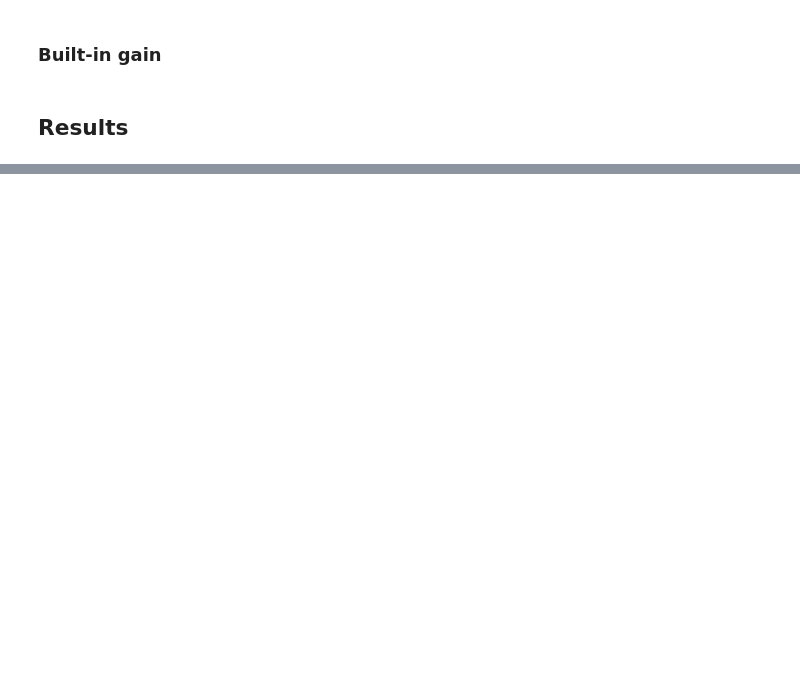
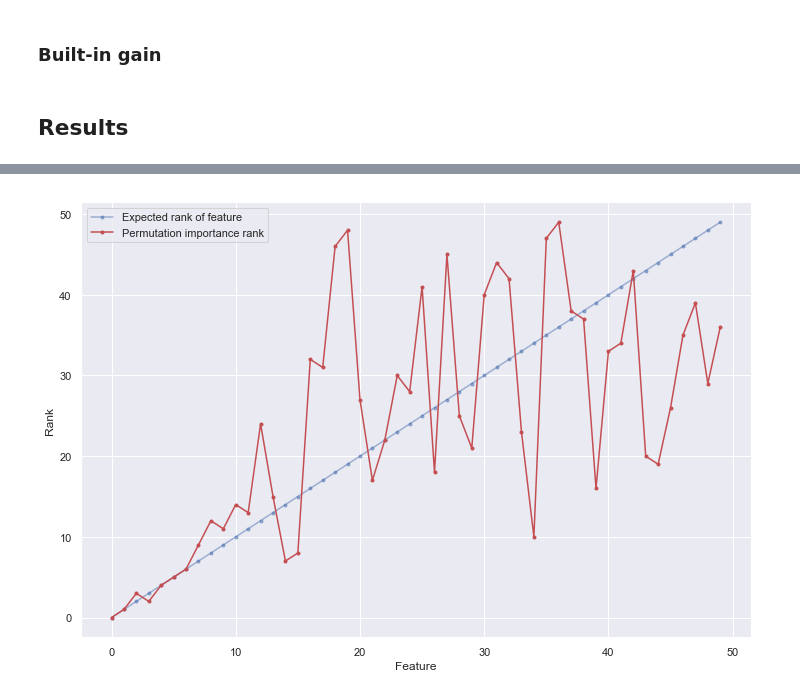
Before and after one commit to DenisVorotyntsev/StopPermutingFeatures, a Jupyter notebook: notebooks/0-experiment-illustration.ipynb, the cells around one changed output, grey strips where cells are left out. Drawn from its saved outputs; the diff is of its cells as text; code cells hidden in the pictures; blank space fills up the shorter version.

```diff
--- a/notebooks/0-experiment-illustration.ipynb
+++ b/notebooks/0-experiment-illustration.ipynb
@@ -129,7 +135,7 @@ model, score, importances, importance_ranks = calculate_permutation_importance(
     LGBMModel(objective=OBJECTIVE, n_estimators=100, learning_rate=0.01, random_state=42),
     data, y,
     scoring_function=METRIC,
-    n_repeats=3,
+    n_repeats=5,
 )
 permutation_ranks_corr = spearmanr(expected_ranks, importance_ranks)[0]
 # %% [markdown]
@@ -158,6 +172,7 @@ print(f"LGB gain spearman corr: {gain_ranks_corr:.4f}")
 res = pd.DataFrame({})
 res["weight"] = weights
 res["expected_rank"] = expected_ranks
-res["model_rank"] = importance_ranks
+res["permutation_rank"] = importance_ranks
+res["shap_rank"] = rank_array(-shap_fe)
 res = res.sort_values(by="expected_rank").reset_index(drop=True)
 res
@@ -163,0 +197,10 @@ res
+# %%
+plt.figure(figsize=(12,8))
+plt.plot(res["expected_rank"], ".-b", alpha=0.5, label="Expected rank of feature")
+plt.plot(res["permutation_rank"], ".-r", label="Permutation importance rank")
+plt.legend()
+plt.xlabel("Feature")
+plt.ylabel("Rank")
+plt.show()
+# %% [output]
+[figure, added]
```
Also changed, not shown: parts of 12 cells of this notebook, 7 other files.
